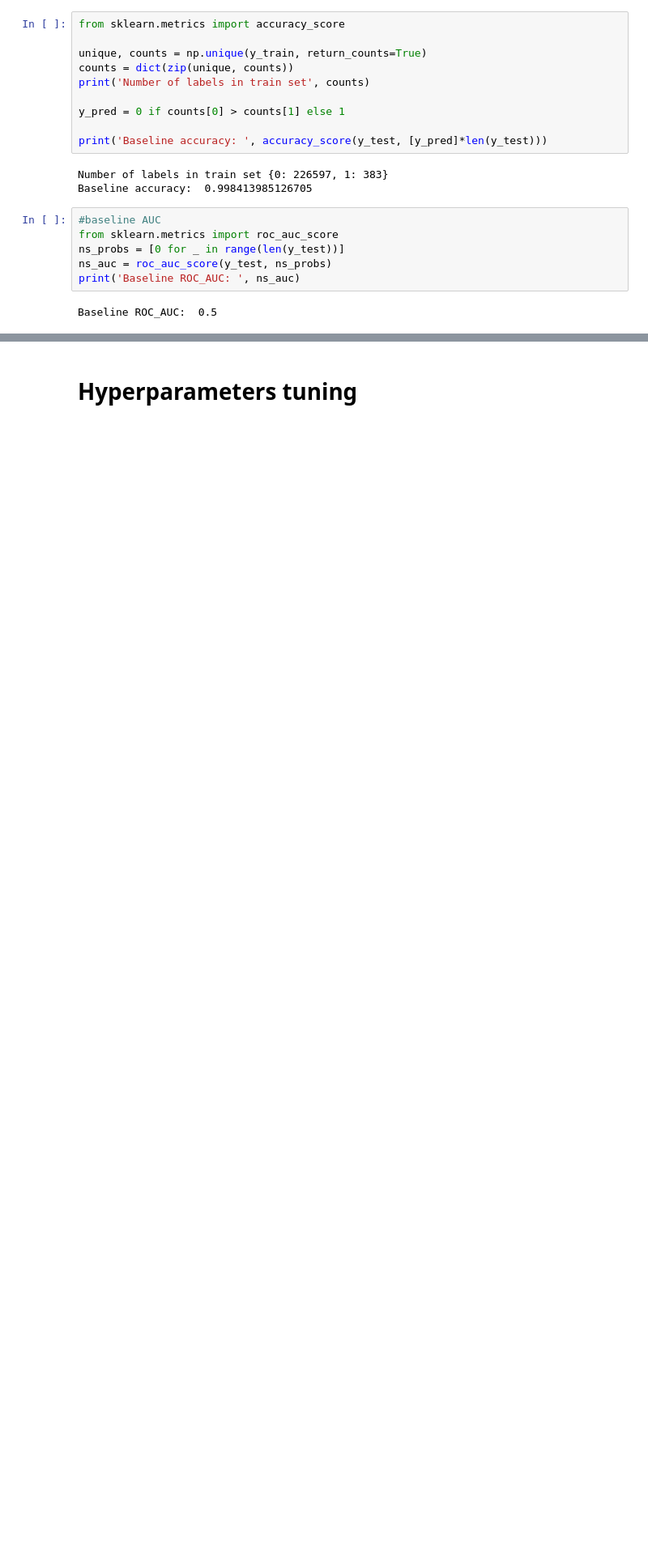
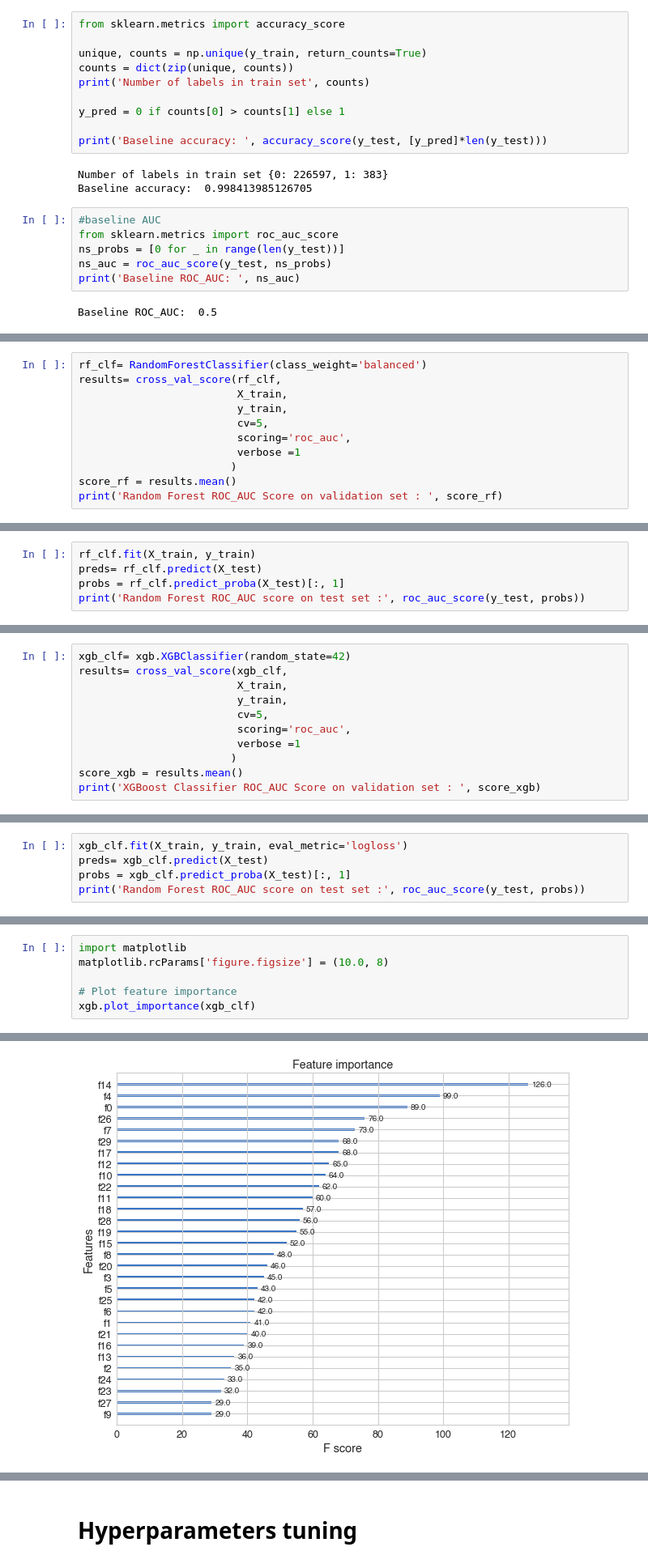
Before and after one commit to Oumnia-Sdn/CrediCardFraudDetection, a Jupyter notebook: notebooks/Credit Card Fraud Detection .ipynb, the cells around one changed output, grey strips where cells are left out. Shown at 81% size. Saved outputs shown, nothing was run; the diff lists cells and outputs as text; blank space fills up the shorter version.

Commit message:
Classifiers fitting and hyperparameters tuning

```diff
--- a/notebooks/Credit Card Fraud Detection .ipynb
+++ b/notebooks/Credit Card Fraud Detection .ipynb
@@ -308,0 +272,11 @@ results= cross_val_score(RBF_SVC,
+# %%
+rf_clf= RandomForestClassifier(class_weight='balanced')
+results= cross_val_score(rf_clf,
+                         X_train,
+                         y_train,
+                         cv=5,
+                         scoring='roc_auc',
+                         verbose =1
+                        )
+score_rf = results.mean()
+print('Random Forest ROC_AUC Score on validation set : ', score_rf)
@@ -308,0 +287,5 @@ results= cross_val_score(RBF_SVC,
+# %%
+rf_clf.fit(X_train, y_train)
+preds= rf_clf.predict(X_test)
+probs = rf_clf.predict_proba(X_test)[:, 1]
+print('Random Forest ROC_AUC score on test set :', roc_auc_score(y_test, probs))
@@ -308,0 +296,11 @@ results= cross_val_score(RBF_SVC,
+# %%
+xgb_clf= xgb.XGBClassifier(random_state=42)
+results= cross_val_score(xgb_clf,
+                         X_train,
+                         y_train,
+                         cv=5,
+                         scoring='roc_auc',
+                         verbose =1
+                        )
+score_xgb = results.mean()
+print('XGBoost Classifier ROC_AUC Score on validation set : ', score_xgb)
@@ -308,0 +316,5 @@ results= cross_val_score(RBF_SVC,
+# %%
+xgb_clf.fit(X_train, y_train, eval_metric='logloss')
+preds= xgb_clf.predict(X_test)
+probs = xgb_clf.predict_proba(X_test)[:, 1]
+print('Random Forest ROC_AUC score on test set :', roc_auc_score(y_test, probs))
@@ -308,0 +323,7 @@ results= cross_val_score(RBF_SVC,
+# %%
+import matplotlib
+matplotlib.rcParams['figure.figsize'] = (10.0, 8)
+
+# Plot feature importance
+xgb.plot_importance(xgb_clf)
+# %% [output]
@@ -308,0 +331 @@ results= cross_val_score(RBF_SVC,
+[figure, added]
```
Also changed, not shown: parts of 36 cells of this notebook.
